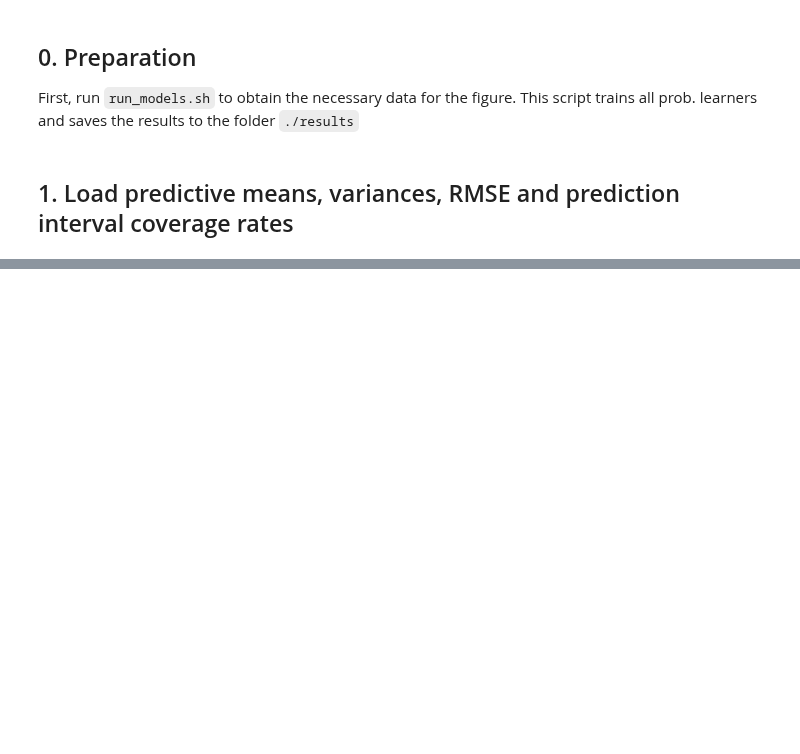
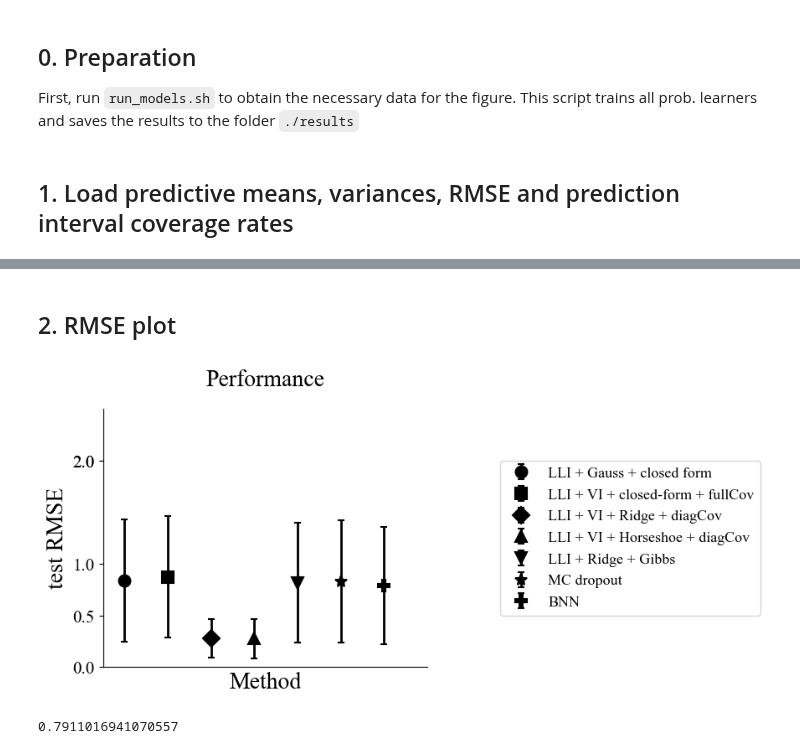
Before and after one commit to clarahoffmann/last-layer-inf, a Jupyter notebook: src/1d_regression_plot.ipynb, the cells around one changed output, grey strips where cells are left out. Drawn from its saved outputs; the diff is of its cells as text; code cells hidden in the pictures; blank space fills up the shorter version.

Commit message:
add performance plot

```diff
--- a/src/1d_regression_plot.ipynb
+++ b/src/1d_regression_plot.ipynb
@@ -72,0 +75,51 @@ fig.savefig('figures/coverage.pdf', bbox_inches = 'tight')
+# %% [markdown]
+## 2. RMSE plot
+# %%
+plt.rcParams.update({'font.size': 15,
+                    "font.family": "serif",
+                    "font.serif": ["Times New Roman"]})
+
+num_points = 5   # number of methods or configurations per panel
+markers = ['o', 's', 'D', '^', 'v', '*', 'P']
+# Create horizontal subplots
+fig, axs = plt.subplots(1, 1, figsize=(5, 4), sharey=False)
+
+
+for i, (method_dict, label) in enumerate(zip(dict_list,
+                                    method_names)):
+    axs.errorbar(
+        x=i,
+        y=method_dict['rmse_mean'],
+        yerr=method_dict['rmse_std'],
+        fmt=markers[i],
+        color='black',
+        markersize=10,
+        capsize=3,
+        linewidth=2,
+        markeredgewidth=1.5,
+        label = label,
+    )
+axs.set_xticks([])
+axs.set_yticks([0, .5,  1, 2,  2])
+axs.set_xlim(-0.5, 7)
+axs.set_ylim(0, 2.5)
+axs.set_title(f'Performance', pad = 20, size = 20)
+axs.grid(False)
+axs.spines['right'].set_visible(False)
+axs.spines['top'].set_visible(False)
+axs.set_xlabel('Method', fontsize = 20)
+axs.set_ylabel('test RMSE', fontsize = 20)
+axs.legend(loc='center right', fontsize=13, bbox_to_anchor=(2.05, 0.5))
+
+ymin, ymax = axs.get_ylim()
+offset = (ymax - ymin) * 0.15
+
+plt.tight_layout()
+plt.show()
+fig.savefig('figures/rmse.pdf', bbox_inches = 'tight')
+# %% [output]
+[figure, added]
+# %%
+method_dict['rmse_mean']
+# %% [output]
+0.7911016941070557
```
Also changed, not shown: parts of 2 cells of this notebook.
